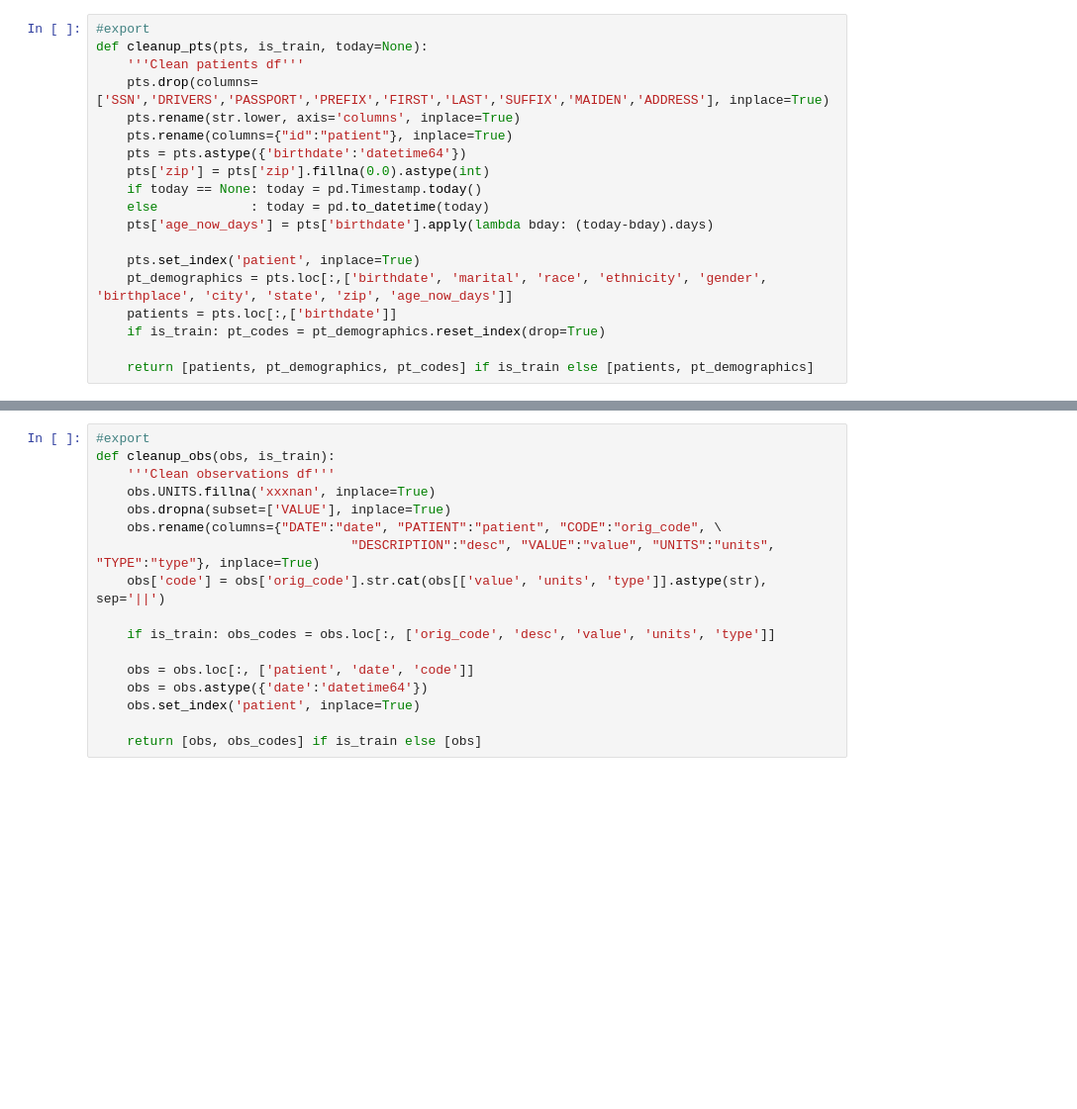
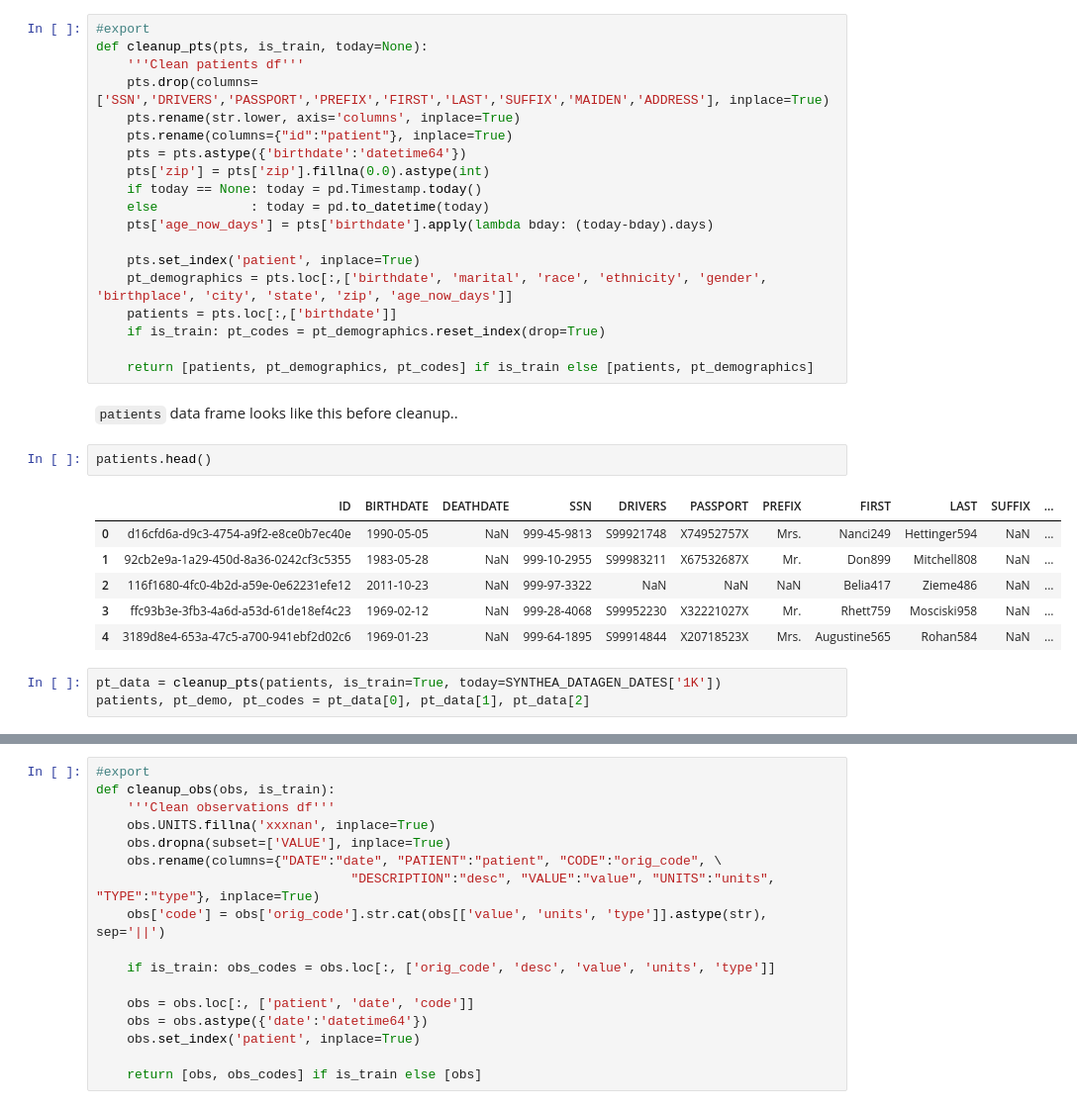
Before and after one commit to corazonlabs/lemonpie, a Jupyter notebook: 01_preprocessing_clean.ipynb, the cells around one changed output, grey strips where cells are left out. Shown at 99% size. Drawn from its saved outputs; the diff is of its cells as text; blank space fills up the shorter version.

```diff
--- a/01_preprocessing_clean.ipynb
+++ b/01_preprocessing_clean.ipynb
@@ -204,3 +205,17 @@ def cleanup_pts(pts, is_train, today=None):
     if is_train: pt_codes = pt_demographics.reset_index(drop=True)
 
     return [patients, pt_demographics, pt_codes] if is_train else [patients, pt_demographics]
+# %% [markdown]
+`patients` data frame looks like this before cleanup..
+# %%
+patients.head()
+# %% [output]
+|  | ID | BIRTHDATE | DEATHDATE | SSN | DRIVERS | PASSPORT | PREFIX | FIRST | LAST | SUFFIX | ... |
+| 0 | d16cfd6a-d9c3-4754-a9f2-e8ce0b7ec40e | 1990-05-05 | NaN | 999-45-9813 | S99921748 | X74952757X | Mrs. | Nanci249 | Hettinger594 | NaN | ... |
+| 1 | 92cb2e9a-1a29-450d-8a36-0242cf3c5355 | 1983-05-28 | NaN | 999-10-2955 | S99983211 | X67532687X | Mr. | Don899 | Mitchell808 | NaN | ... |
+| 2 | 116f1680-4fc0-4b2d-a59e-0e62231efe12 | 2011-10-23 | NaN | 999-97-3322 | NaN | NaN | NaN | Belia417 | Zieme486 | NaN | ... |
+| 3 | ffc93b3e-3fb3-4a6d-a53d-61de18ef4c23 | 1969-02-12 | NaN | 999-28-4068 | S99952230 | X32221027X | Mr. | Rhett759 | Mosciski958 | NaN | ... |
+| 4 | 3189d8e4-653a-47c5-a700-941ebf2d02c6 | 1969-01-23 | NaN | 999-64-1895 | S99914844 | X20718523X | Mrs. | Augustine565 | Rohan584 | NaN | ... |
+# %%
+pt_data = cleanup_pts(patients, is_train=True, today=SYNTHEA_DATAGEN_DATES['1K'])
+patients, pt_demo, pt_codes = pt_data[0], pt_data[1], pt_data[2]
```
Also changed, not shown: parts of 40 cells of this notebook, 15 other files.
